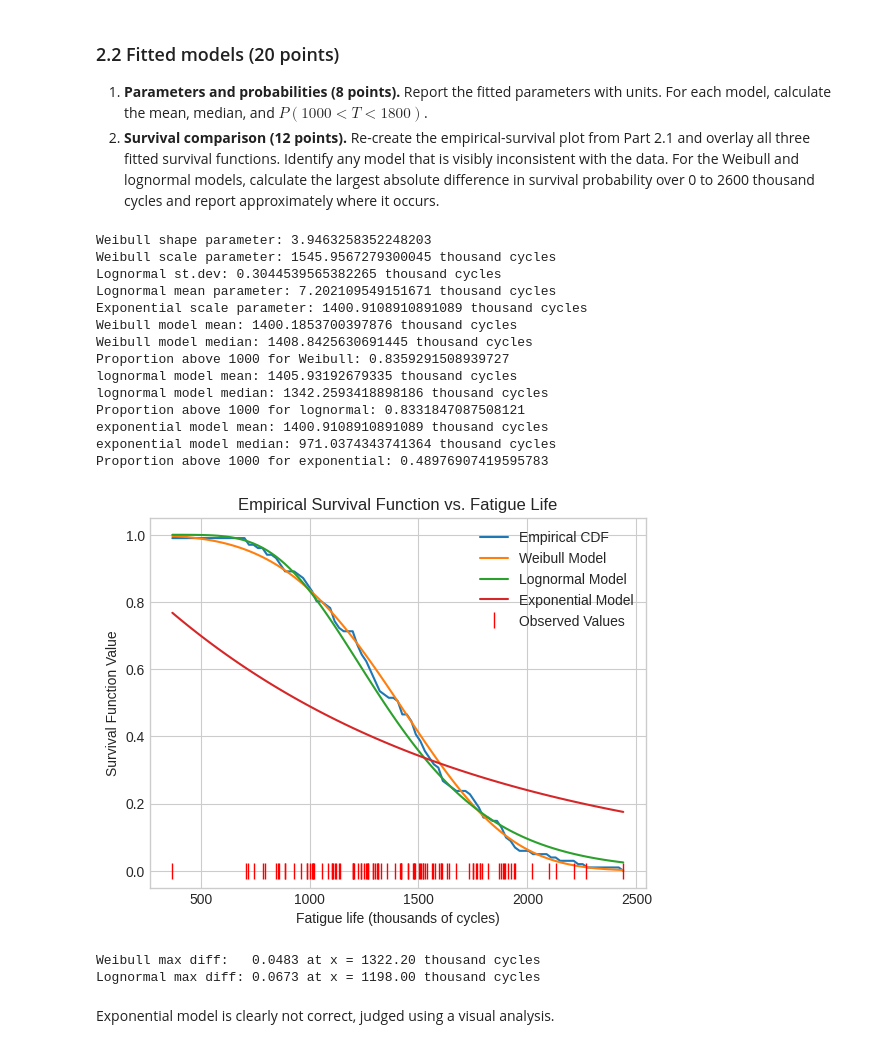
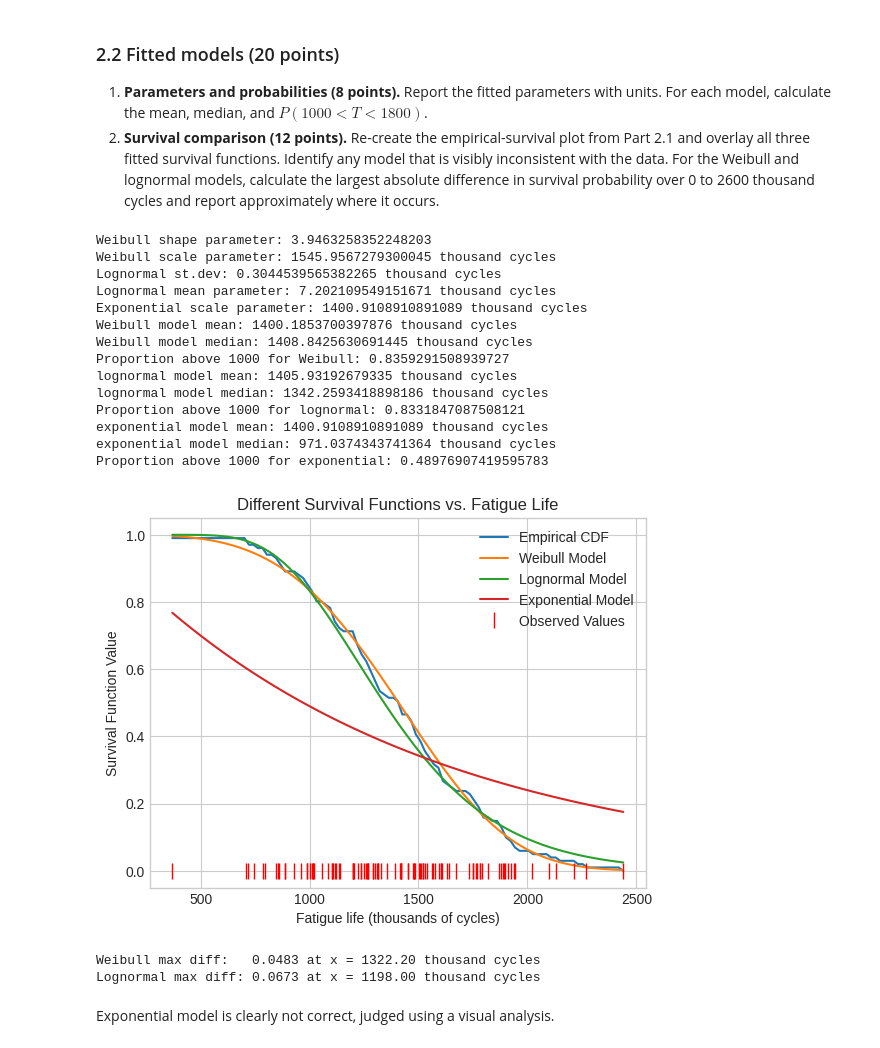
Before and after one commit to adamperkins-code/Machine_Learning, a Jupyter notebook: lecturebook/homework/homework-01.ipynb, the cells around one changed output. Saved outputs shown, nothing was run; the diff lists cells and outputs as text; code cells hidden in the pictures.

```diff
--- a/lecturebook/homework/homework-01.ipynb
+++ b/lecturebook/homework/homework-01.ipynb
@@ -436,7 +436,7 @@ plt.plot(fatigue_life, np.zeros_like(fatigue_life), '|', color='red',
          markersize=12, label='Observed Values')
 plt.xlabel('Fatigue life (thousands of cycles)')
 plt.ylabel('Survival Function Value')
-plt.title('Empirical Survival Function vs. Fatigue Life')
+plt.title('Different Survival Functions vs. Fatigue Life')
 plt.grid(True)
 plt.legend()
 plt.show()
@@ -444,34 +444,34 @@ plt.show()
 
 #Calc Largest Difference b/t cdf's
 weibull_diff = np.abs((1 - cdf) - weibull_model.sf(sample_grid))
 
 max_weibull_idx = np.argmax(weibull_diff)
 max_weibull_diff = weibull_diff[max_weibull_idx]
 max_weibull_x = sample_grid[max_weibull_idx]
 
 lognorm_diff = np.abs((1 - cdf) - lognormal_model.sf(sample_grid))
 max_lognorm_idx = np.argmax(lognorm_diff)
 max_lognorm_diff = lognorm_diff[max_lognorm_idx]
 max_lognorm_x = sample_grid[max_lognorm_idx]
 
 print(f"Weibull max diff:   {max_weibull_diff:.4f} at x = {max_weibull_x:.2f} thousand cycles")
 print(f"Lognormal max diff: {max_lognorm_diff:.4f} at x = {max_lognorm_x:.2f} thousand cycles")
 # %% [output]
 Weibull shape parameter: 3.9463258352248203
 Weibull scale parameter: 1545.9567279300045 thousand cycles
 Lognormal st.dev: 0.3044539565382265 thousand cycles
 Lognormal mean parameter: 7.202109549151671 thousand cycles
 Exponential scale parameter: 1400.9108910891089 thousand cycles
 Weibull model mean: 1400.1853700397876 thousand cycles
 Weibull model median: 1408.8425630691445 thousand cycles
 Proportion above 1000 for Weibull: 0.8359291508939727
 lognormal model mean: 1405.93192679335 thousand cycles
 lognormal model median: 1342.2593418898186 thousand cycles
 Proportion above 1000 for lognormal: 0.8331847087508121
 exponential model mean: 1400.9108910891089 thousand cycles
 exponential model median: 971.0374343741364 thousand cycles
 Proportion above 1000 for exponential: 0.48976907419595783
-[figure, old version]
+[figure, new version]
 Weibull max diff:   0.0483 at x = 1322.20 thousand cycles
 Lognormal max diff: 0.0673 at x = 1198.00 thousand cycles
 # %% [markdown]
```
Also changed, not shown: parts of 3 cells of this notebook.
